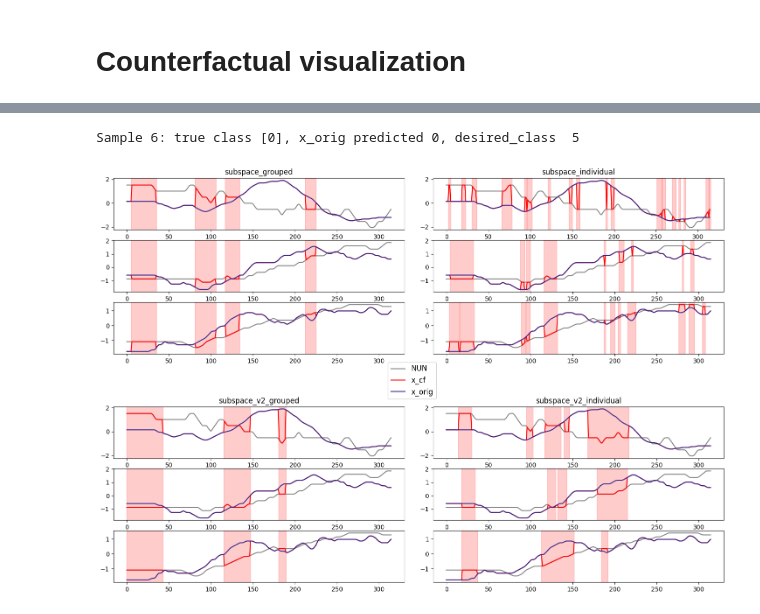
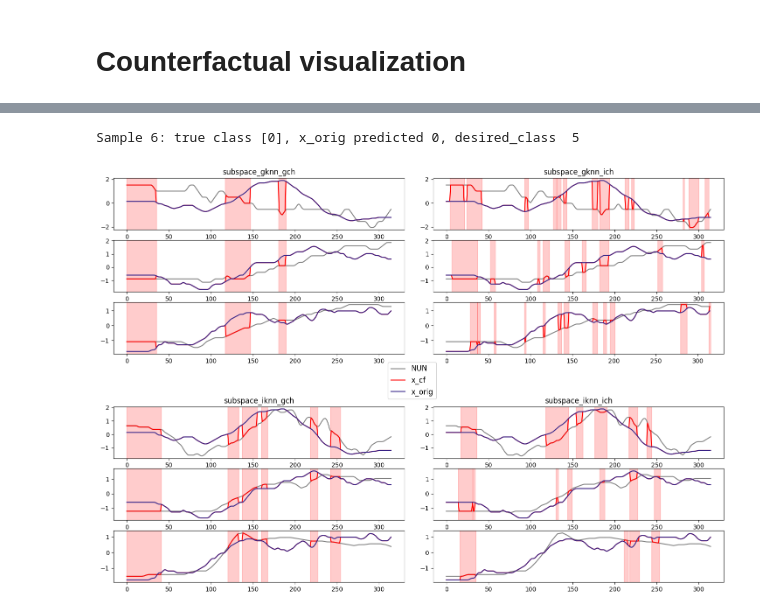
Before and after one commit to MarioRefoyo/Multi-SpaCE, a Jupyter notebook: experiments/evaluation/visualize_counterfactuals.ipynb, the cells around one changed output, grey strips where cells are left out. Saved outputs shown, nothing was run; the diff lists cells and outputs as text; code cells hidden in the pictures.

```diff
--- a/experiments/evaluation/visualize_counterfactuals.ipynb
+++ b/experiments/evaluation/visualize_counterfactuals.ipynb
@@ -19,8 +19,8 @@ print(tf.__version__)
 2.13.0
 # %%
 # datasets = ['CBF', 'chinatown', 'coffee', 'gunpoint', 'ECG200']
-DATASETS = ["BasicMotions"]
-methods = ['subspace_individual', 'subspace_grouped', 'subspace_v2_individual', 'subspace_v2_grouped']
+DATASETS = ["BasicMotions", "NATOPS", "UWaveGestureLibrary"]
+methods = ["subspace_iknn_gch", "subspace_iknn_ich", "subspace_gknn_gch", "subspace_gknn_ich"]
 counterfactual_methods = [f"{method}.pickle" for method in methods]
 # %% [markdown]
 # Get results
@@ -29,7 +29,7 @@ counterfactual_methods = [f"{method}.pickle" for method in methods]
 data_dict = {}
 models_dict = {}
 outlier_calculators_dict = {}
-nuns_idx_dict = {}
+possible_nuns_dict = {}
 desired_classes_dict = {}
 original_classes_dict = {}
 
@@ -42,18 +42,18 @@ results_all_datasets_df = pd.DataFrame()
 for dataset in DATASETS:
     print(f'Calculating metrics for {dataset}')
     # Load all info needed to get the counterfactual
-    data_tuple, original_classes, model, outlier_calculator, nuns_idx, desired_classes = load_dataset_for_eval(dataset)
+    data_tuple, original_classes, model, outlier_calculator, possible_nuns, desired_classes = load_dataset_for_eval(dataset)
     data_dict[dataset] = data_tuple
     models_dict[dataset] = model
     outlier_calculators_dict[dataset] = outlier_calculator
-    nuns_idx_dict[dataset] = nuns_idx
+    possible_nuns_dict[dataset] = possible_nuns
     desired_classes_dict[dataset] = desired_classes
     original_classes_dict[dataset] = original_classes
 
     # Get the metrics for all methods
     dataset_mean_std_df, dataset_results_df, method_cfs_dataset = calculate_metrics_for_dataset(
         dataset, counterfactual_methods,
-        data_tuple, original_classes, model, outlier_calculator, nuns_idx
+        data_tuple, original_classes, model, outlier_calculator, possible_nuns
     )
     mean_results_dict[dataset] = dataset_mean_std_df
     methods_cfs_dict[dataset] = method_cfs_dataset
@@ -86,7 +108,7 @@ BasicMotions
 # Counterfactual visualization
 # %%
 import math
-def plot_comp_cfs(x_orig, nun_example, x_cfs_dict):
+def plot_comp_cfs(x_orig, possible_nuns, x_cfs_dict):
 
     # Calculate auxiliary variables
     method_names = list(x_cfs_dict.keys())
@@ -106,6 +128,13 @@ def plot_comp_cfs(x_orig, nun_example, x_cfs_dict):
             # Get change mask
             x_cf = x_cfs[m]
             method_name = method_names[m]
+            # Get nuns used by the method depending on the name
+            if "gknn" in method_name:
+                nun_example = possible_nuns["gknn"]
+            elif "iknn" in method_name:
+                nun_example = possible_nuns["iknn"]
+            else:
+                raise ValueError('Not detected NUN finding procedure in name. Method name must contain "gknn" or "iknn"')
             found_counterfactual_mask = (x_orig != x_cf.reshape(1, length, n_channels)).astype(int)
             diff_mask = np.diff(found_counterfactual_mask, prepend=0, append=0, axis=1)
         except IndexError:
@@ -147,7 +176,7 @@ def plot_comp_cfs(x_orig, nun_example, x_cfs_dict):
     plt.show()
 # %%
 dataset = "UWaveGestureLibrary"
-methods = ["subspace_grouped", "subspace_v2_grouped", "subspace_individual", "subspace_v2_individual"]
+# methods = ["subspace_grouped", "subspace_v2_grouped", "subspace_individual", "subspace_v2_individual"]
 instance = 6
 # %%
 results_all_datasets_df[results_all_datasets_df["dataset"]=="NATOPS"]
@@ -167,17 +196,18 @@ results_all_datasets_df[results_all_datasets_df["dataset"]=="NATOPS"]
 720 rows × 14 columns
 # %%
 X_train, y_train, X_test, y_test = data_dict[dataset]
-nuns_idx = nuns_idx_dict[dataset]
+possible_nuns = possible_nuns_dict[dataset]
+possible_nuns_instance = {type: possible_nuns[type][instance] for type in ["gknn", "iknn"]}
 original_classes = original_classes_dict[dataset]
 desired_classes = desired_classes_dict[dataset]
 sol_cfs_methods = methods_cfs_dict[dataset]
 sol_cfs_methods = {method: sol_cfs[instance]['cf'] for method, sol_cfs in sol_cfs_methods.items() if method in methods}
 
 print(f'Sample {instance}: true class {y_test[instance]}, x_orig predicted {original_classes[instance]}, desired_class  {desired_classes[instance]}')
-plot_comp_cfs(X_test[instance], X_train[nuns_idx[instance]], sol_cfs_methods)
+plot_comp_cfs(X_test[instance], possible_nuns_instance, sol_cfs_methods)
 # %% [output]
 Sample 6: true class [0], x_orig predicted 0, desired_class  5
-[figure, old version]
+[figure, new version]
 # %%
 # Create plot with examples of each method in each dataset
 # %%
```
Also changed, not shown: parts of 3 cells of this notebook, 32 other files.
